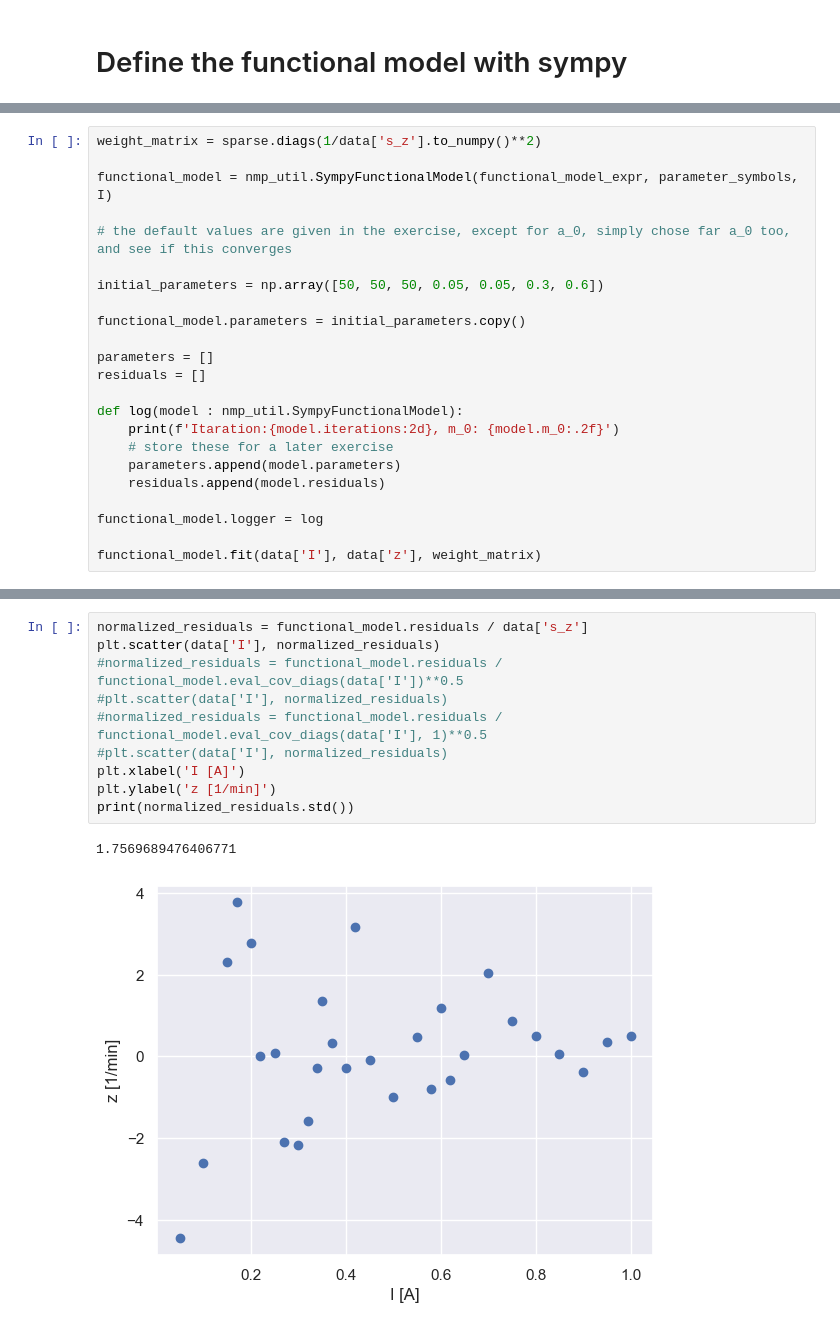
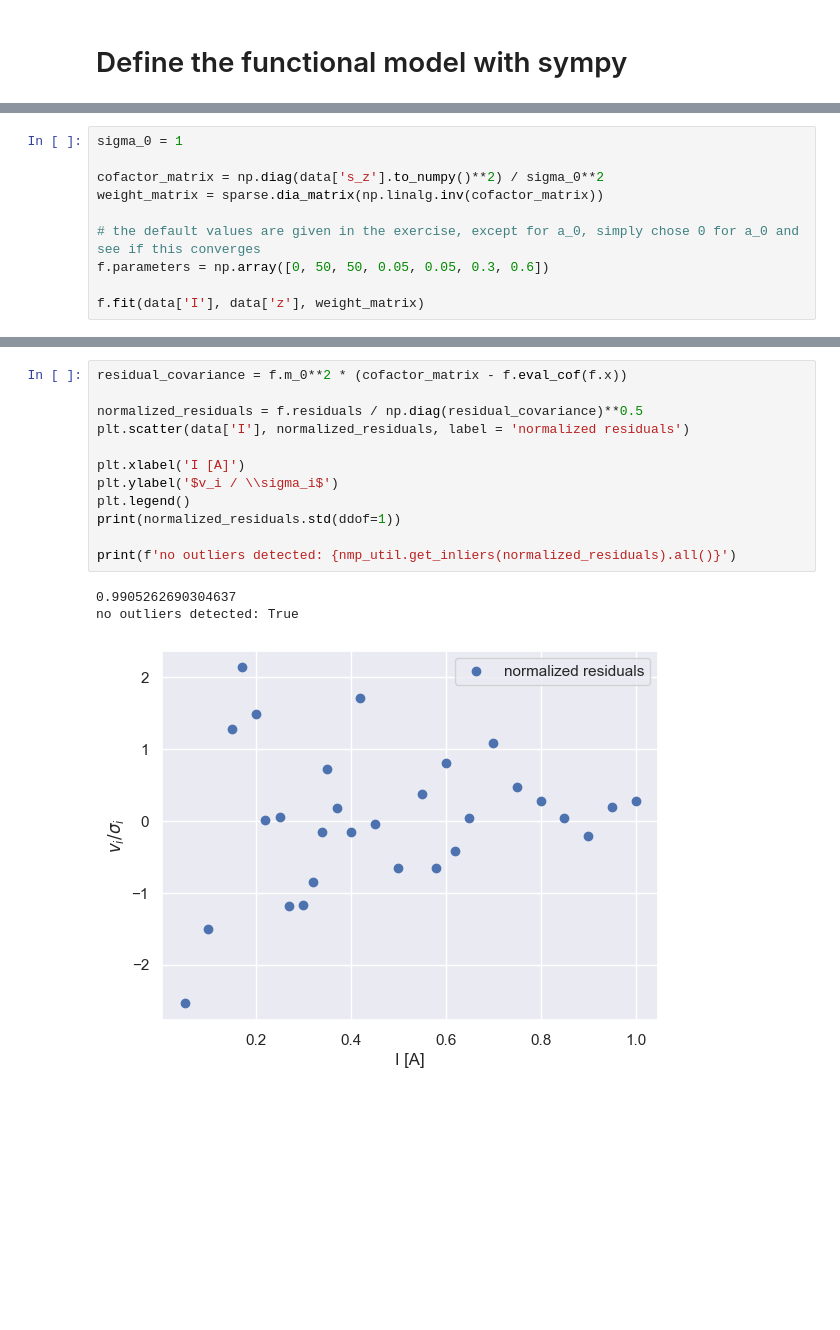
Before and after one commit to SecretGmG/nmp_exercises, a Jupyter notebook: ex_04/Sigrist_Serie_4.ipynb, the cells around one changed output, grey strips where cells are left out. Drawn from its saved outputs; the diff is of its cells as text; blank space fills up the shorter version.

```diff
--- a/ex_04/Sigrist_Serie_4.ipynb
+++ b/ex_04/Sigrist_Serie_4.ipynb
@@ -55,24 +91,11 @@ $\displaystyle a_{0} + \left(\frac{a_{1}}{\sigma_{1} \sqrt{2 \pi}} e^{\frac{\lef
 # %%
-weight_matrix = sparse.diags(1/data['s_z'].to_numpy()**2)
+sigma_0 = 1
 
-functional_model = nmp_util.SympyFunctionalModel(functional_model_expr, parameter_symbols, I)
+cofactor_matrix = np.diag(data['s_z'].to_numpy()**2) / sigma_0**2
+weight_matrix = sparse.dia_matrix(np.linalg.inv(cofactor_matrix))
 
-# the default values are given in the exercise, except for a_0, simply chose far a_0 too, and see if this converges
+# the default values are given in the exercise, except for a_0, simply chose 0 for a_0 and see if this converges
+f.parameters = np.array([0, 50, 50, 0.05, 0.05, 0.3, 0.6])
 
-initial_parameters = np.array([50, 50, 50, 0.05, 0.05, 0.3, 0.6])
-
-functional_model.parameters = initial_parameters.copy()
-
-parameters = []
-residuals = []
-
-def log(model : nmp_util.SympyFunctionalModel):
-    print(f'Itaration:{model.iterations:2d}, m_0: {model.m_0:.2f}')
-    # store these for a later exercise
-    parameters.append(model.parameters)
-    residuals.append(model.residuals)
-
-functional_model.logger = log
-
-functional_model.fit(data['I'], data['z'], weight_matrix)
+f.fit(data['I'], data['z'], weight_matrix)
 # %% [output]
@@ -160,13 +197,16 @@ residuals :
 # %%
-normalized_residuals = functional_model.residuals / data['s_z']
-plt.scatter(data['I'], normalized_residuals)
-#normalized_residuals = functional_model.residuals / functional_model.eval_cov_diags(data['I'])**0.5
-#plt.scatter(data['I'], normalized_residuals)
-#normalized_residuals = functional_model.residuals / functional_model.eval_cov_diags(data['I'], 1)**0.5
-#plt.scatter(data['I'], normalized_residuals)
+residual_covariance = f.m_0**2 * (cofactor_matrix - f.eval_cof(f.x))
+
+normalized_residuals = f.residuals / np.diag(residual_covariance)**0.5
+plt.scatter(data['I'], normalized_residuals, label = 'normalized residuals')
+
 plt.xlabel('I [A]')
-plt.ylabel('z [1/min]')
-print(normalized_residuals.std())
+plt.ylabel('$v_i / \\sigma_i$')
+plt.legend()
+print(normalized_residuals.std(ddof=1))
+
+print(f'no outliers detected: {nmp_util.get_inliers(normalized_residuals).all()}')
 # %% [output]
-1.7569689476406771
+0.9905262690304637
+no outliers detected: True
-[figure, old version]
+[figure, new version]
```
Also changed, not shown: parts of 8 cells of this notebook, 6 other files.
